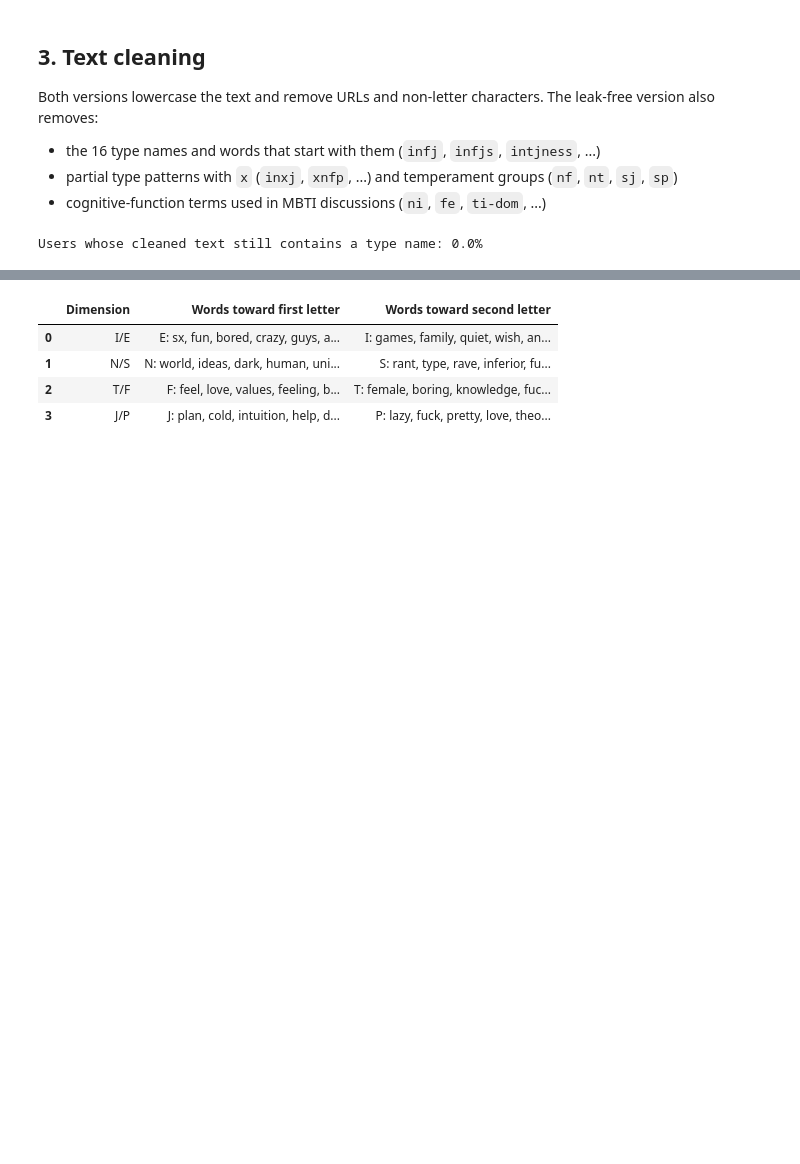
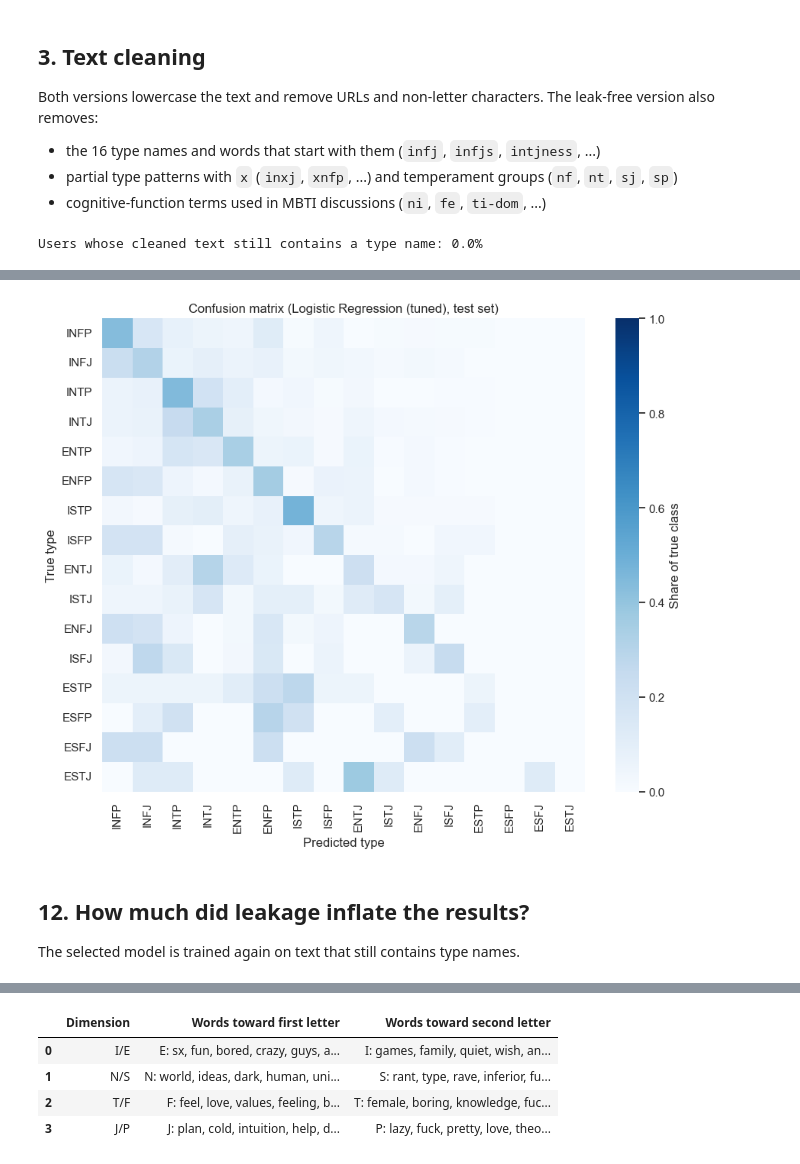
Before and after one commit to chlu03/mbti-personality-prediction, a Jupyter notebook: mbti_classification.ipynb, the cells around one changed output, grey strips where cells are left out. Drawn from its saved outputs; the diff is of its cells as text; code cells hidden in the pictures; blank space fills up the shorter version.

```diff
--- a/mbti_classification.ipynb
+++ b/mbti_classification.ipynb
@@ -292,0 +408,15 @@ The largest logistic regression coefficients show which words push the predictio
+# %%
+estimator, weighted = models[best_name]
+best_model = clone(estimator)
+if weighted:
+    best_model.fit(X_train, y_train, clf__sample_weight=train_weights)
+else:
+    best_model.fit(X_train, y_train)
+
+pred = best_model.predict(X_test)
+test_acc = accuracy_score(y_test, pred)
+test_f1 = f1_score(y_test, pred, average='macro')
+print(f'{best_name}')
+print(f'Test accuracy: {test_acc:.3f}')
+print(f'Test macro F1: {test_f1:.3f}\n')
+print(classification_report(y_test, pred, target_names=encoder.classes_, zero_division=0))
@@ -292,0 +441,19 @@ The largest logistic regression coefficients show which words push the predictio
+# %%
+labels = counts.index.tolist()
+cm = confusion_matrix(encoder.inverse_transform(y_test), encoder.inverse_transform(pred),
+                      labels=labels, normalize='true')
+fig, ax = plt.subplots(figsize=(9, 7.5))
+sns.heatmap(cm, xticklabels=labels, yticklabels=labels, cmap='Blues', vmin=0, vmax=1, ax=ax,
+            cbar_kws={'label': 'Share of true class'})
+ax.set_xlabel('Predicted type')
+ax.set_ylabel('True type')
+ax.set_title(f'Confusion matrix ({best_name}, test set)')
+plt.tight_layout()
+fig.savefig(FIG_DIR / 'confusion_matrix.png', dpi=150)
+plt.show()
+# %% [output]
+[figure, added]
+# %% [markdown]
+## 12. How much did leakage inflate the results?
+
+The selected model is trained again on text that still contains type names.
```
Also changed, not shown: parts of 38 cells of this notebook, 3 other files.
